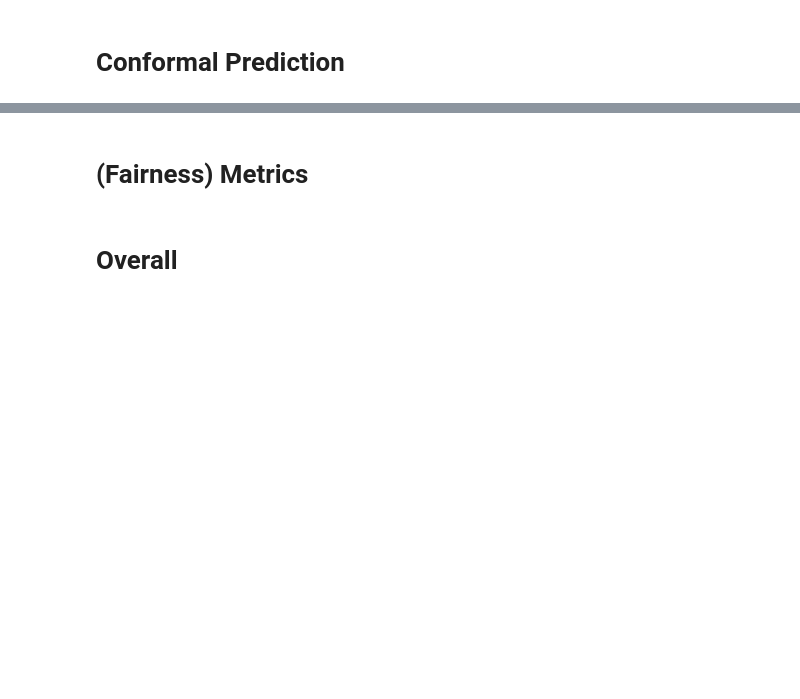
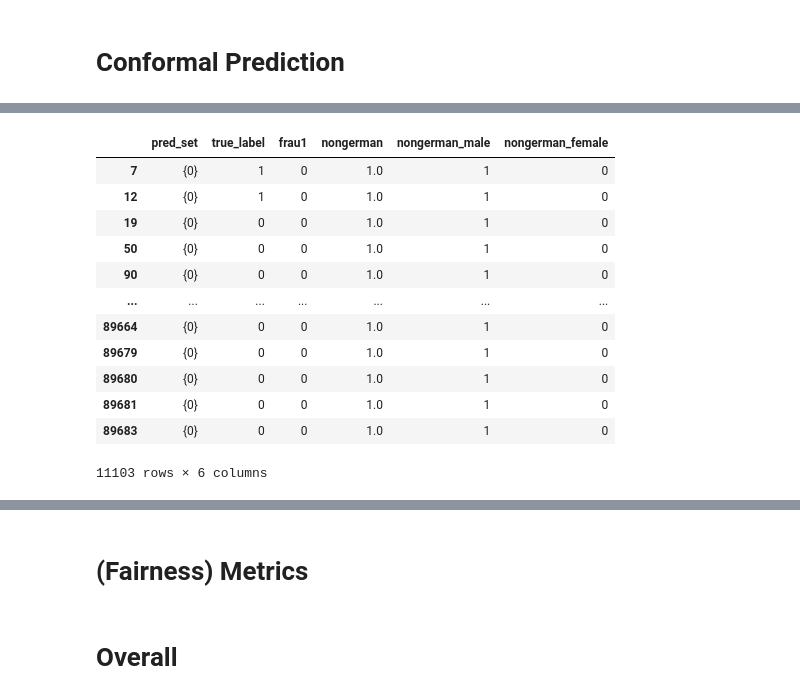
Before and after one commit to jsbroden/CMA_Fairness_v2, a Jupyter notebook: universe_analysis.ipynb, the cells around one changed output, grey strips where cells are left out. Saved outputs shown, nothing was run; the diff lists cells and outputs as text; code cells hidden in the pictures; blank space fills up the shorter version.

```diff
--- a/universe_analysis.ipynb
+++ b/universe_analysis.ipynb
@@ -273,0 +377,19 @@ cp_metrics_df.to_csv(output_file, index=False)
+# %%
+cp_groups_df[
+    (cp_groups_df['frau1'] == 0) &
+    (cp_groups_df['nongerman'] == 1)
+]
+# %% [output]
+|  | pred_set | true_label | frau1 | nongerman | nongerman_male | nongerman_female |
+| 7 | {0} | 1 | 0 | 1.0 | 1 | 0 |
+| 12 | {0} | 1 | 0 | 1.0 | 1 | 0 |
+| 19 | {0} | 0 | 0 | 1.0 | 1 | 0 |
+| 50 | {0} | 0 | 0 | 1.0 | 1 | 0 |
+| 90 | {0} | 0 | 0 | 1.0 | 1 | 0 |
+| ... | ... | ... | ... | ... | ... | ... |
+| 89664 | {0} | 0 | 0 | 1.0 | 1 | 0 |
+| 89679 | {0} | 0 | 0 | 1.0 | 1 | 0 |
+| 89680 | {0} | 0 | 0 | 1.0 | 1 | 0 |
+| 89681 | {0} | 0 | 0 | 1.0 | 1 | 0 |
+| 89683 | {0} | 0 | 0 | 1.0 | 1 | 0 |
+11103 rows × 6 columns
```
Also changed, not shown: parts of 23 cells of this notebook, 1 other file.
